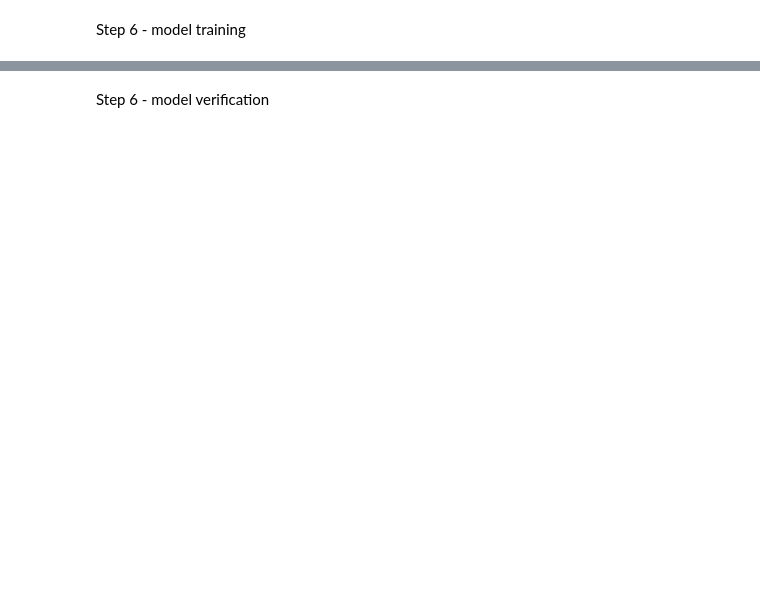
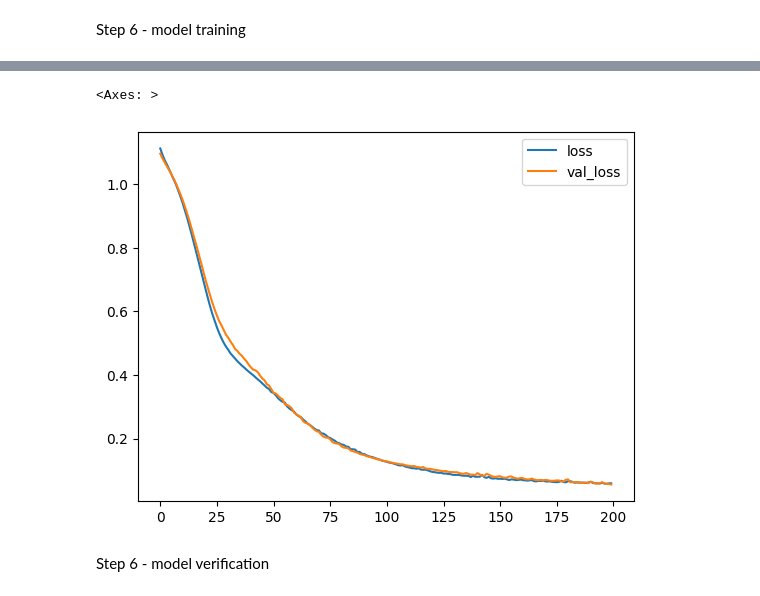
Before and after one commit to adalbertii/Modele---klasyfikacyjne, a Jupyter notebook: keras_classification_iris_case.ipynb, the cells around one changed output, grey strips where cells are left out. Saved outputs shown, nothing was run; the diff lists cells and outputs as text; code cells hidden in the pictures; blank space fills up the shorter version.

```diff
--- a/keras_classification_iris_case.ipynb
+++ b/keras_classification_iris_case.ipynb
@@ -63,8 +220,9 @@ from tensorflow.keras.models import Sequential
 from tensorflow.keras.layers import Dense
 # %%
 model = Sequential()
-model.add(Dense(units=4, activation='relu', input_shape=[4,]))
-
+model.add(Dense(units=4, activation='relu', input_shape=[4,]))#
+model.add(Dense(units=36, activation='relu'))
+model.add(Dense(units=48, activation='relu'))
 model.add(Dense(units=3, activation='softmax'))
 model.compile(optimizer='adam', loss='categorical_crossentropy', metrics=['accuracy'])
 # %%
@@ -76,4 +252,4 @@ from tensorflow.keras.callbacks import EarlyStopping
 
 #early_stop = EarlyStopping(monitor='val_accuracy', patience=3)
 #model.fit(x=scaled_X_train, y=y_train, epochs=300, validation_data=(scaled_X_test, y_test), callbacks=[early_stop])
-model.fit(x=scaled_X_train, y=y_train, epochs=300, validation_data=(scaled_X_test, y_test))
+model.fit(x=scaled_X_train, y=y_train, epochs=200, validation_data=(scaled_X_test, y_test))
@@ -86,3 +291,8 @@ metrics[['accuracy', 'val_accuracy']].plot()
+# %%
+metrics[['loss', 'val_loss']].plot()
+# %% [output]
+<Axes: >
+[figure, added]
 # %% [markdown]
 Step 6 -  model verification
 # %%
```
Also changed, not shown: parts of 51 cells of this notebook.
